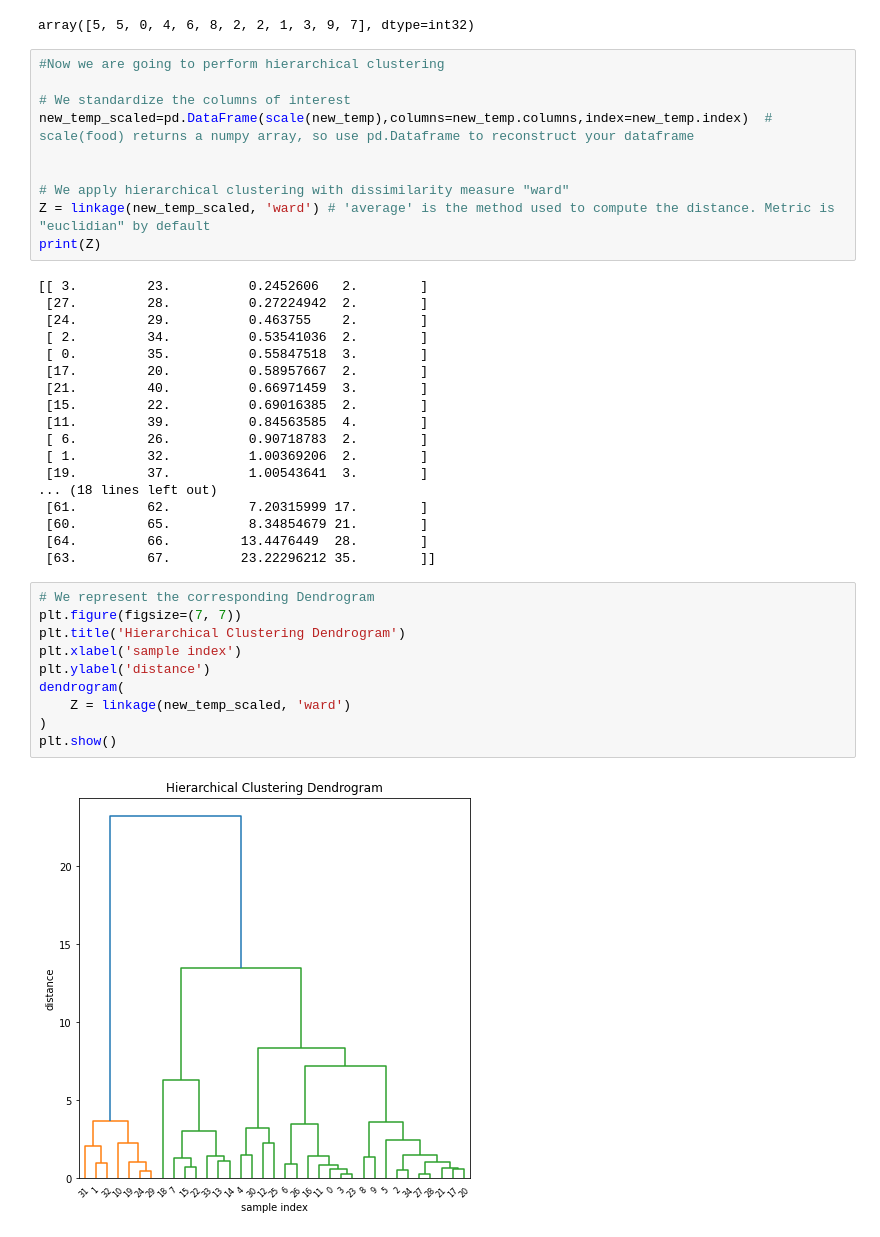
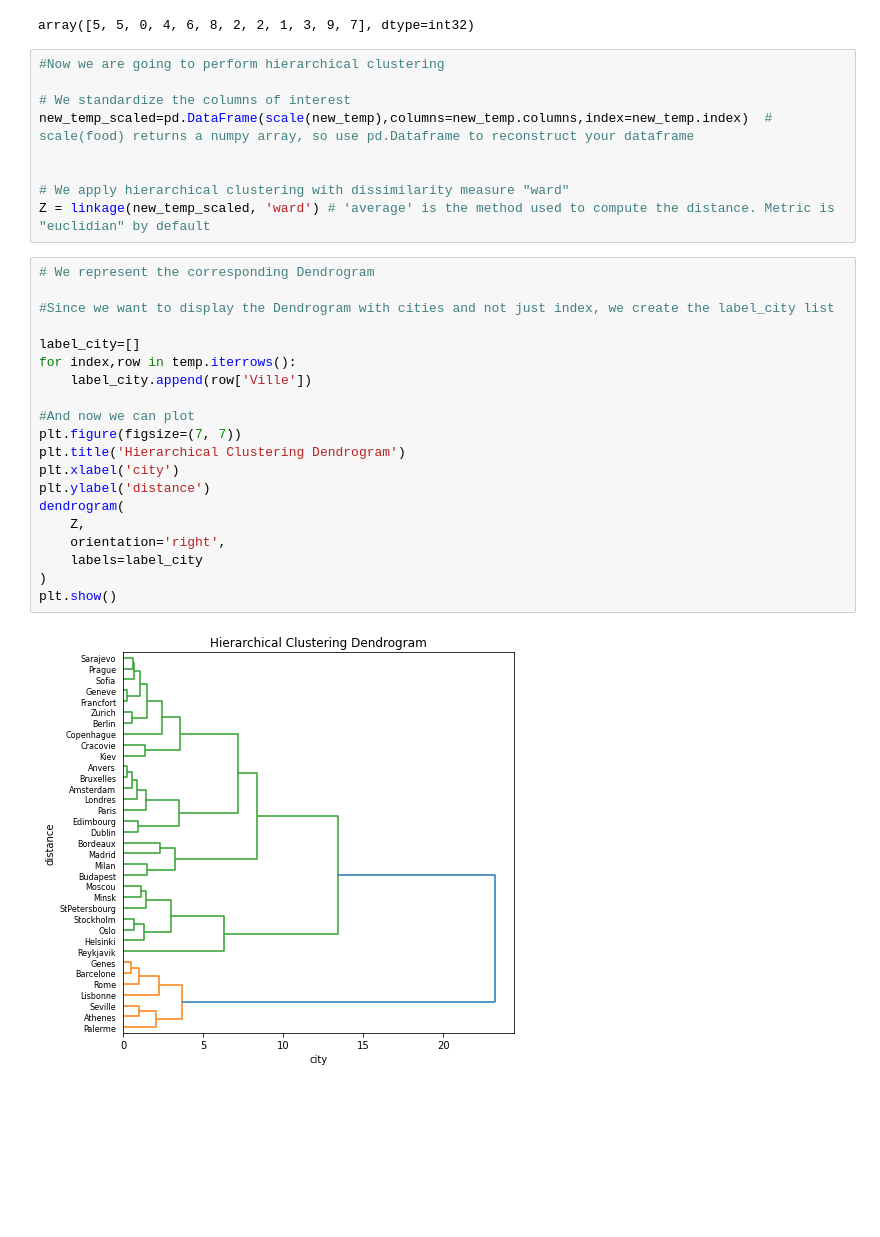
Before and after one commit to Esbrouffes/MLChall1, a Jupyter notebook: Challenge_max.ipynb, the cells around one changed output. Cells and saved outputs as stored; diff of their text form; blank space fills up the shorter version.

Commit message:
Dendrogram finished motherfuckers

```diff
--- a/Challenge_max.ipynb
+++ b/Challenge_max.ipynb
@@ -319,34 +319,25 @@ new_temp_scaled=pd.DataFrame(scale(new_temp),columns=new_temp.columns,index=new_
 
 # We apply hierarchical clustering with dissimilarity measure "ward"
 Z = linkage(new_temp_scaled, 'ward') # 'average' is the method used to compute the distance. Metric is "euclidian" by default
-print(Z)
-# %% [output]
-[[ 3.         23.          0.2452606   2.        ]
- [27.         28.          0.27224942  2.        ]
- [24.         29.          0.463755    2.        ]
- [ 2.         34.          0.53541036  2.        ]
- [ 0.         35.          0.55847518  3.        ]
- [17.         20.          0.58957667  2.        ]
- [21.         40.          0.66971459  3.        ]
- [15.         22.          0.69016385  2.        ]
- [11.         39.          0.84563585  4.        ]
- [ 6.         26.          0.90718783  2.        ]
- [ 1.         32.          1.00369206  2.        ]
- [19.         37.          1.00543641  3.        ]
-... (18 lines left out)
- [61.         62.          7.20315999 17.        ]
- [60.         65.          8.34854679 21.        ]
- [64.         66.         13.4476449  28.        ]
- [63.         67.         23.22296212 35.        ]]
 # %%
 # We represent the corresponding Dendrogram
+
+#Since we want to display the Dendrogram with cities and not just index, we create the label_city list
+
+label_city=[]
+for index,row in temp.iterrows():
+    label_city.append(row['Ville'])
+
+#And now we can plot
 plt.figure(figsize=(7, 7))
 plt.title('Hierarchical Clustering Dendrogram')
-plt.xlabel('sample index')
+plt.xlabel('city')
 plt.ylabel('distance')
 dendrogram(
-    Z = linkage(new_temp_scaled, 'ward')
+    Z,
+    orientation='right',
+    labels=label_city
 )
 plt.show()
 # %% [output]
-[figure, old version]
+[figure, new version]
```
Also changed, not shown: parts of 2 cells of this notebook.
